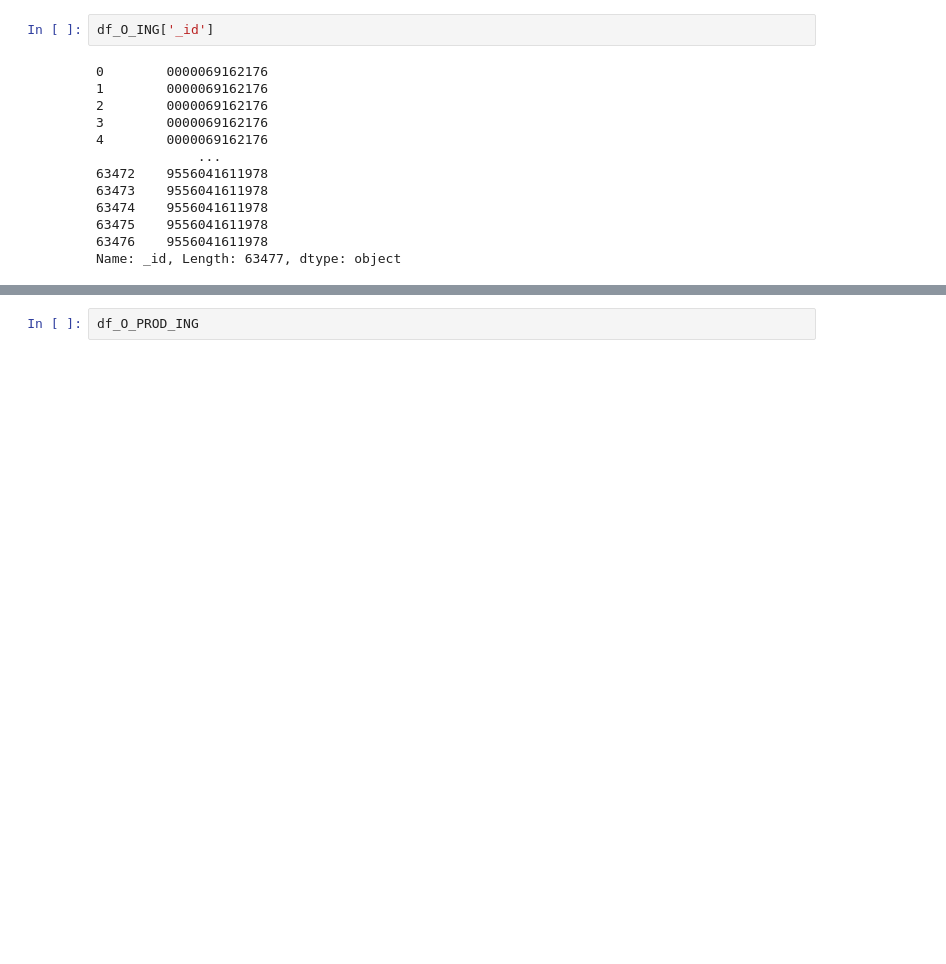
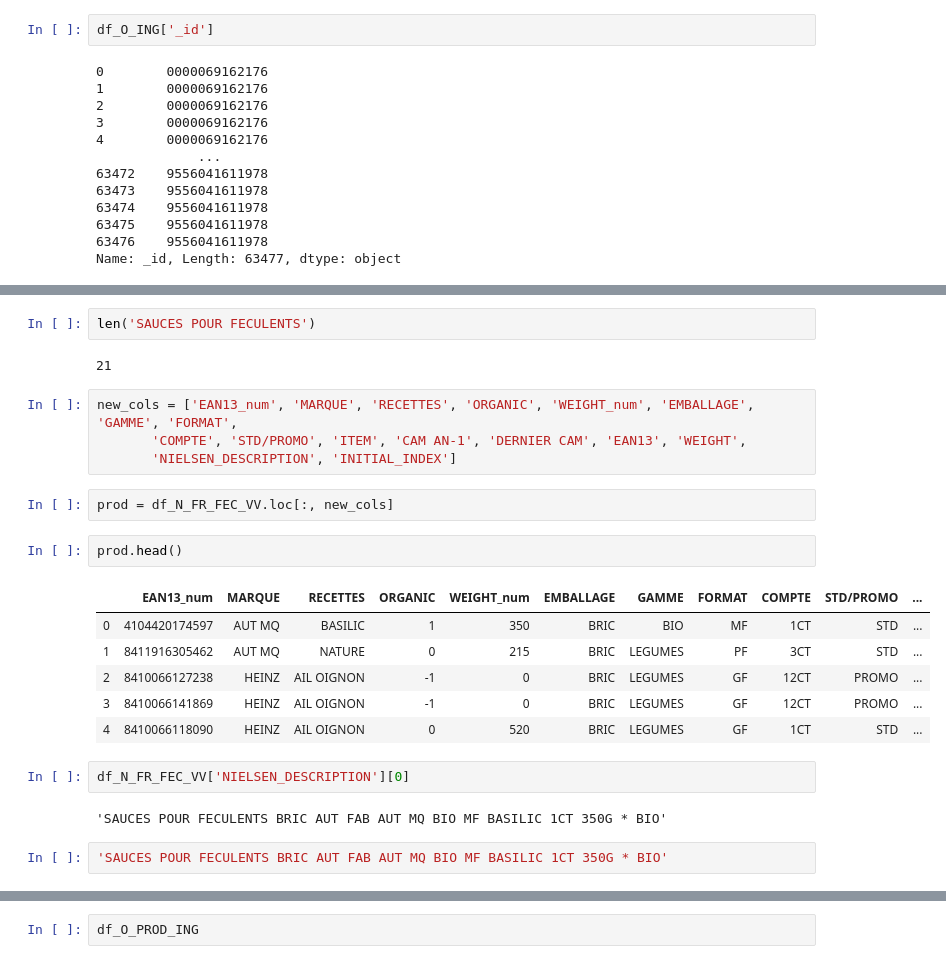
Before and after one commit to alex-toy/italians_do_it_better, a Jupyter notebook: Mix_produits_ingredients.ipynb, the cells around one changed output, grey strips where cells are left out. Drawn from its saved outputs; the diff is of its cells as text; blank space fills up the shorter version.

```diff
--- a/Mix_produits_ingredients.ipynb
+++ b/Mix_produits_ingredients.ipynb
@@ -40,0 +122,25 @@ Name: MARQUE, Length: 24344, dtype: object
+# %%
+len('SAUCES POUR FECULENTS')
+# %% [output]
+21
+# %%
+new_cols = ['EAN13_num', 'MARQUE', 'RECETTES', 'ORGANIC', 'WEIGHT_num', 'EMBALLAGE', 'GAMME', 'FORMAT',
+       'COMPTE', 'STD/PROMO', 'ITEM', 'CAM AN-1', 'DERNIER CAM', 'EAN13', 'WEIGHT',
+       'NIELSEN_DESCRIPTION', 'INITIAL_INDEX']
+# %%
+prod = df_N_FR_FEC_VV.loc[:, new_cols]
+# %%
+prod.head()
+# %% [output]
+|  | EAN13_num | MARQUE | RECETTES | ORGANIC | WEIGHT_num | EMBALLAGE | GAMME | FORMAT | COMPTE | STD/PROMO | ... |
+| 0 | 4104420174597 | AUT MQ | BASILIC | 1 | 350 | BRIC | BIO | MF | 1CT | STD | ... |
+| 1 | 8411916305462 | AUT MQ | NATURE | 0 | 215 | BRIC | LEGUMES | PF | 3CT | STD | ... |
+| 2 | 8410066127238 | HEINZ | AIL OIGNON | -1 | 0 | BRIC | LEGUMES | GF | 12CT | PROMO | ... |
+| 3 | 8410066141869 | HEINZ | AIL OIGNON | -1 | 0 | BRIC | LEGUMES | GF | 12CT | PROMO | ... |
+| 4 | 8410066118090 | HEINZ | AIL OIGNON | 0 | 520 | BRIC | LEGUMES | GF | 1CT | STD | ... |
+# %%
+df_N_FR_FEC_VV['NIELSEN_DESCRIPTION'][0]
+# %% [output]
+'SAUCES POUR FECULENTS BRIC AUT FAB AUT MQ BIO MF BASILIC 1CT 350G * BIO'
+# %%
+'SAUCES POUR FECULENTS BRIC AUT FAB AUT MQ BIO MF BASILIC 1CT 350G * BIO'
```
Also changed, not shown: parts of 21 cells of this notebook.
